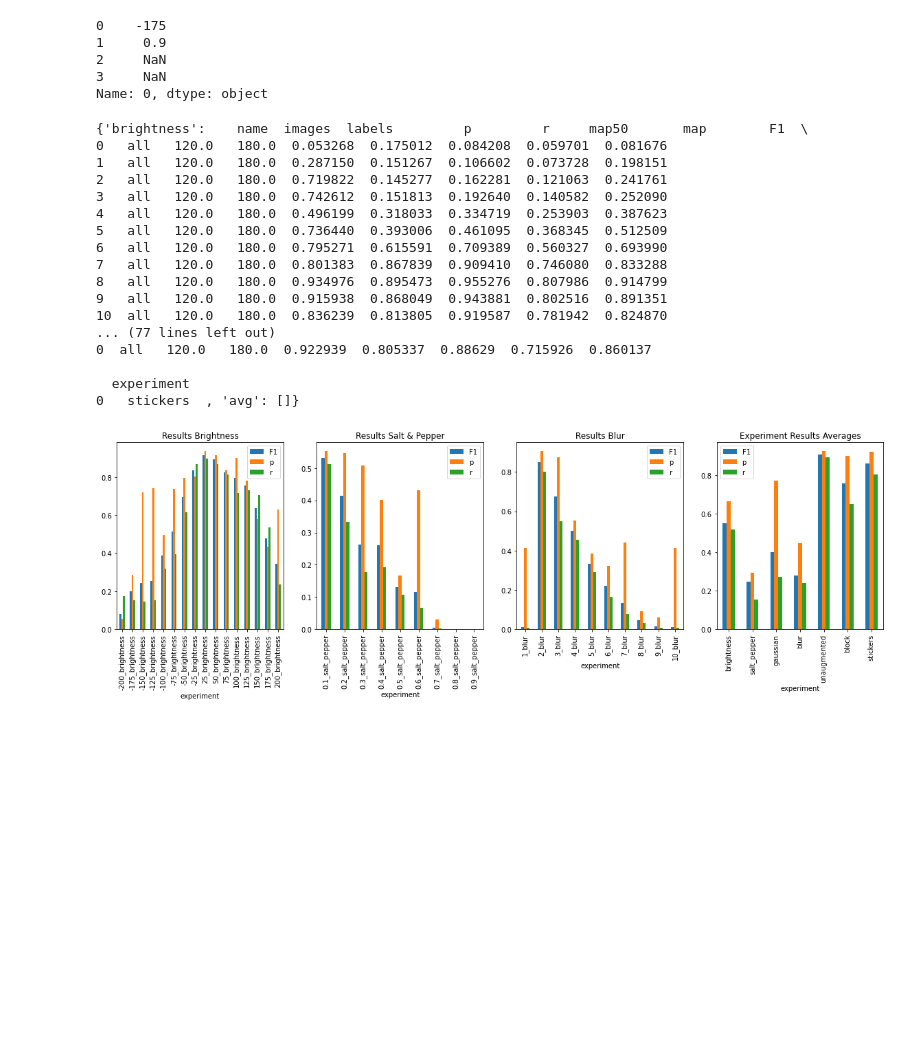
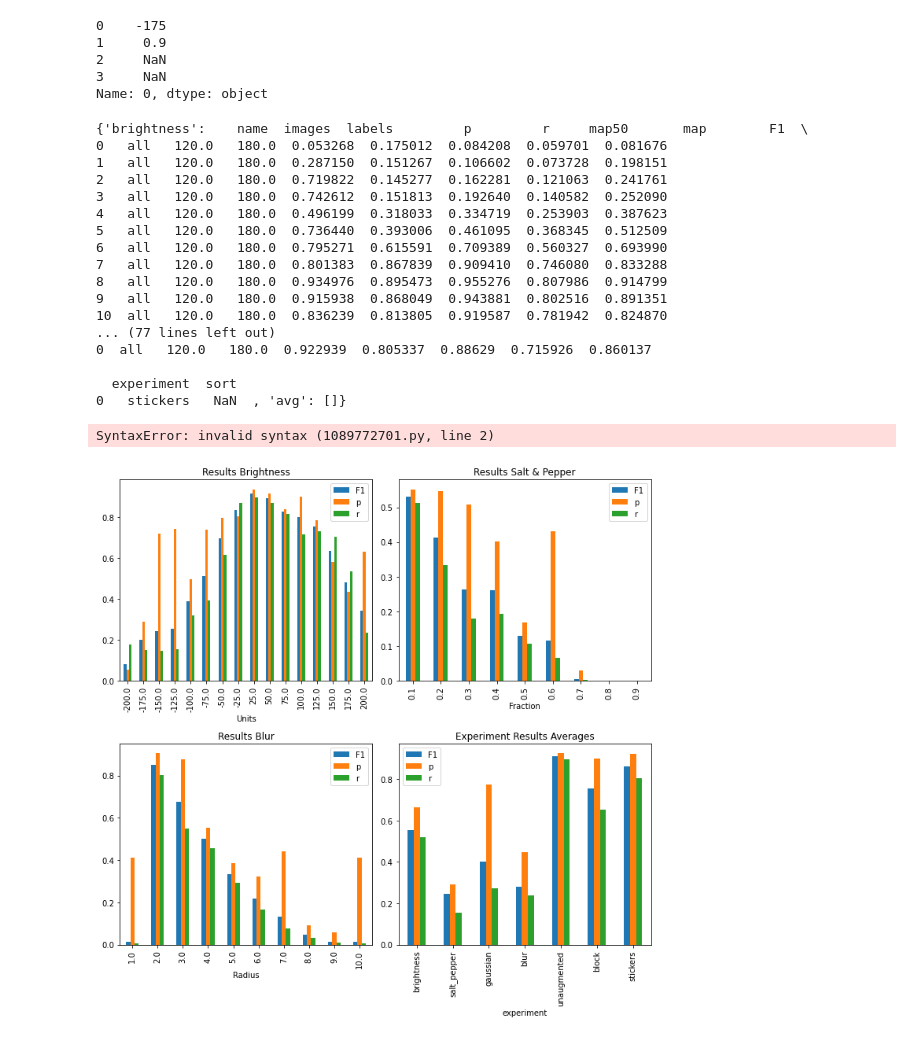
Before and after one commit to AutonomeStudienarbeit/EvalFramework, a Jupyter notebook: notebooks/model_results.ipynb, the cells around one changed output. Saved outputs shown, nothing was run; the diff lists cells and outputs as text; code cells hidden in the pictures; blank space fills up the shorter version.

```diff
--- a/notebooks/model_results.ipynb
+++ b/notebooks/model_results.ipynb
@@ -11,7 +13,7 @@ for folder in os.listdir(results_path):
     dfs[folder] = pd.read_csv(f'{results_path}/{folder}/results.csv').rename(columns={"Unnamed: 0":"name"})
     dfs[folder]["F1"] = 2 * ((dfs[folder]["p"] * dfs[folder]["r"]) / (dfs[folder]["p"] + dfs[folder]["r"]))
     dfs[folder]["experiment"] = folder.strip()
-    dfs[folder].fillna(0)
+    dfs[folder].fillna(0, inplace=True)
 print(dfs)
 # %% [output]
 current experiment: -175_brightness
@@ -66,7 +68,7 @@ for key, exp in exps.items():
     df.columns = df.columns.str.strip()
     df['experiment'] = df['experiment'].str.strip()
     df.sort_values(by='sort', inplace=True)
-    df = df.drop('sort', axis=1)
+    # df = df.drop('sort', axis=1)
     df.reset_index(drop=True, inplace=True)
     exps[key] = df
 
@@ -87,36 +89,51 @@ print(exps)
 ... (77 lines left out)
 0  all   120.0   180.0  0.922939  0.805337  0.88629  0.715926  0.860137
 
-  experiment
-0   stickers  , 'avg': []}
+  experiment  sort
+0   stickers   NaN  , 'avg': []}
+# %%
+0, 1, 2, 3
+0,0 0,1
+1,0 1,1
+# %% [output]
+SyntaxError: invalid syntax (1089772701.py, line 2)
 # %%
 avg = {
     "experiment": [],
     "p": [],
     "r": [],
     "F1": []
 }
 for key in exps.keys():
     if key == "avg": continue
     avg["experiment"].append(key)
     avg["p"].append(exps[key]["p"].mean())
     avg["r"].append(exps[key]["r"].mean())
     avg["F1"].append(exps[key]["F1"].mean())
 avg_df = pd.DataFrame(avg)
 exps["avg"] = avg_df
 
-fig, axs = plt.subplots(1,4, figsize=(20,5))
+fig, axs = plt.subplots(2,2, figsize=(10,10))
 keys = ["brightness", "salt_pepper", "blur", "avg"]
+coordinates = [(0,0), (0,1), (1,0), (1,1)]
 for i, key in enumerate(keys):
     df = exps[key]
-    df.plot.bar(x="experiment" ,y=["F1", "p", "r"], ax=axs[i])
+    if i < 3:
+        df.plot.bar(x="sort" ,y=["F1", "p", "r"], ax=axs[coordinates[i][0]][coordinates[i][1]])
+    else:
+        df.plot.bar(x="experiment" ,y=["F1", "p", "r"], ax=axs[coordinates[i][0]][coordinates[i][1]])
 
-axs[0].set_title("Results Brightness")
-axs[1].set_title("Results Salt & Pepper")
-axs[2].set_title("Results Blur")
-axs[3].set_title("Experiment Results Averages")
 
+axs[0][0].set_title("Results Brightness")
+axs[0][0].set_xlabel("Units")
+axs[0][1].set_title("Results Salt & Pepper")
+axs[0][1].set_xlabel("Fraction")
+axs[1][0].set_title("Results Blur")
+axs[1][0].set_xlabel("Radius")
+axs[1][1].set_title("Experiment Results Averages")
+
+fig.tight_layout()
 fig.savefig("yolo_exps_results.pdf", bbox_inches="tight")
 fig.show()
 # %% [output]
-[figure, old version]
+[figure, new version]
```
Also changed, not shown: parts of 16 cells of this notebook, 3 other files.
